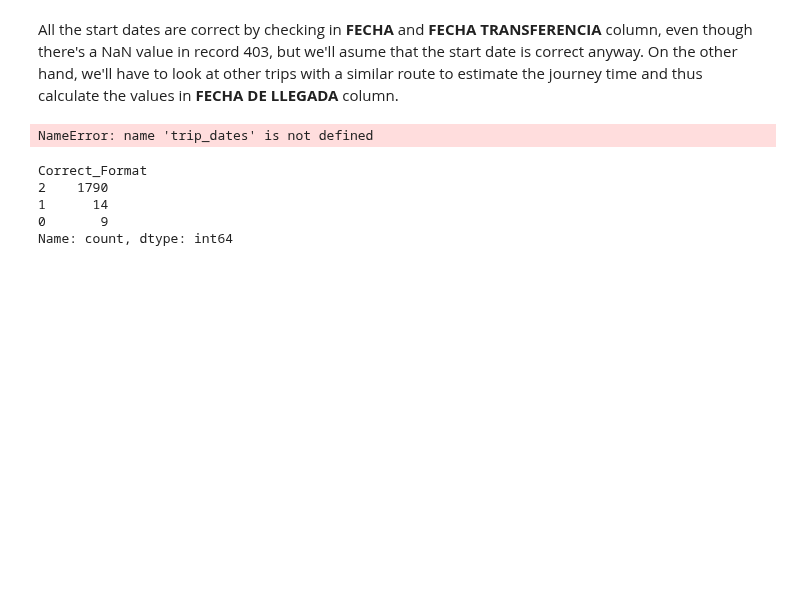
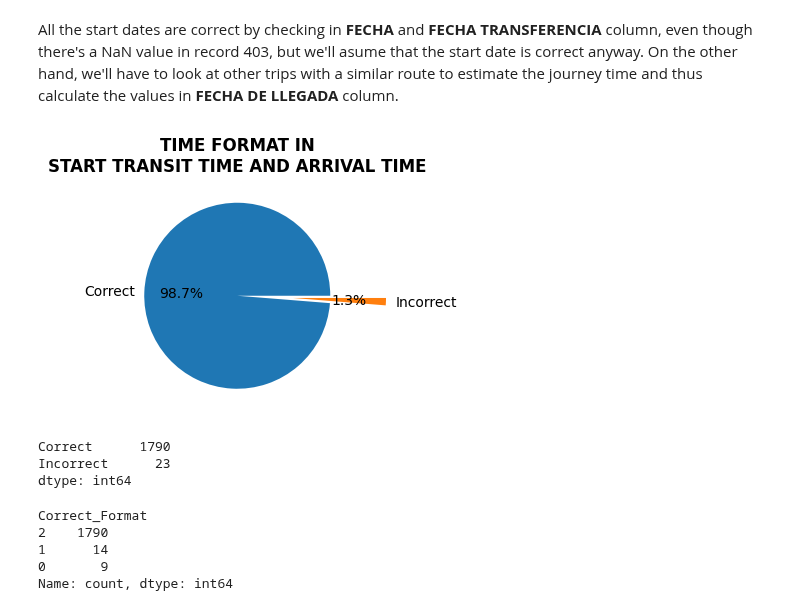
Before and after one commit to CarlosFOL/Transport_Company_Analysis, a Jupyter notebook: notebooks/data_cleaning.ipynb, the cells around one changed output. Saved outputs shown, nothing was run; the diff lists cells and outputs as text; code cells hidden in the pictures; blank space fills up the shorter version.

```diff
--- a/notebooks/data_cleaning.ipynb
+++ b/notebooks/data_cleaning.ipynb
@@ -606,35 +590,38 @@ All the start dates are correct by checking in **FECHA** and **FECHA TRANSFERENC
 # %%
 # Use the columns Transit Start Time and Arrival Time to check the format time
 start_arr_times = trip_dates.filter_by_relationship().loc[:,
                                                    ['HORA DE INICIO DEL TRANSITO',
                                                     'HORA DE LLEGADA DESTINO']
                                                    ].copy()
 start_arr_times['Correct_Format'] = start_arr_times.loc[:,
                                                         ['HORA DE INICIO DEL TRANSITO',
                                                          'HORA DE LLEGADA DESTINO']].map(
-                                                             check_format_time
+                                                             good_format_time
                                                              ).sum(axis = 1)
 
 # Visualize the proportion of correct times in both columns
 time_format = start_arr_times['Correct_Format'].value_counts()
 time_format[1] = time_format[[1, 0]].sum(); time_format = time_format[[2, 1]]
 time_format.index = ['Correct', 'Incorrect']
 time_format.name = None
 
-# #Graph
-# time_format.plot(
-#     kind = 'pie',
-#     autopct = '%.01f%%',
-#     figsize = (3, 4),
-#     explode = (0, 0.6)
-# )
-# plt.title('TIME FORMAT IN\nSTART TRANSIT TIME AND ARRIVAL TIME',
-#           fontdict = {'weight': 'bold',
-#                       'size': 'large'})
-# plt.show()
+#Graph
+time_format.plot(
+    kind = 'pie',
+    autopct = '%.01f%%',
+    figsize = (3, 4),
+    explode = (0, 0.6)
+)
+plt.title('TIME FORMAT IN\nSTART TRANSIT TIME AND ARRIVAL TIME',
+          fontdict = {'weight': 'bold',
+                      'size': 'large'})
+plt.show()
 time_format
 # %% [output]
+[figure, added]
-NameError: name 'trip_dates' is not defined
+Correct      1790
+Incorrect      23
+dtype: int64
 # %%
 start_arr_times['Correct_Format'] = start_arr_times.apply(
     lambda x:
```
Also changed, not shown: parts of 22 cells of this notebook, 7 other files.
